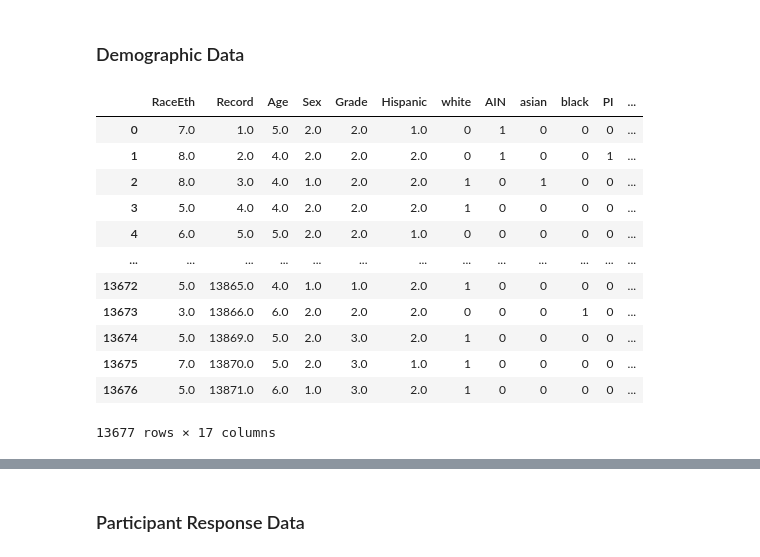
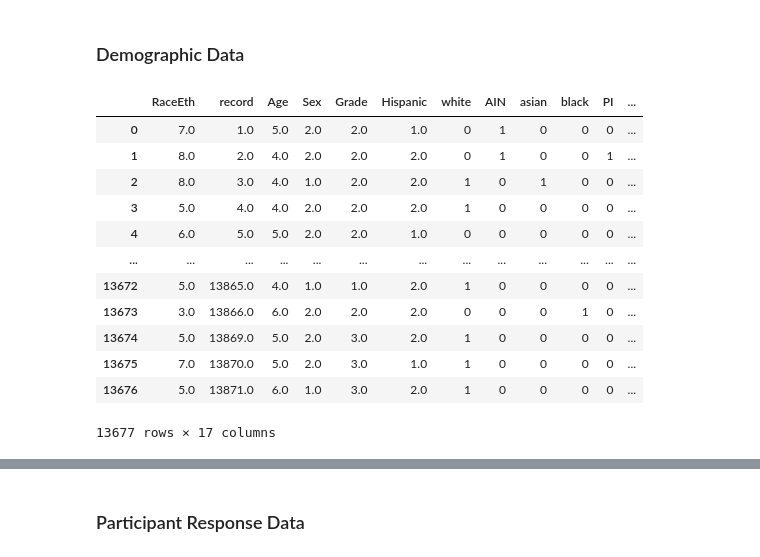
Before and after one commit to tylerah/capstone-project, a Jupyter notebook: Data_to_Database_Code.ipynb, the cells around one changed output, grey strips where cells are left out. Drawn from its saved outputs; the diff is of its cells as text; code cells hidden in the pictures.

Commit message:
adding in code to join the tables

```diff
--- a/Data_to_Database_Code.ipynb
+++ b/Data_to_Database_Code.ipynb
@@ -15,20 +15,21 @@ from sqlalchemy import create_engine
 # %%
 # Retrieving data from S3 bucket and reading it into a dataframe
 s3_client = boto3.client(
     "s3",
     aws_access_key_id=ACCESS_ID,
     aws_secret_access_key= ACCESS_KEY)
 
 response = s3_client.get_object(Bucket='group2-yrbs-data', Key='demographics.csv')
 
 status = response.get("ResponseMetadata", {}).get("HTTPStatusCode")
 
 demographics_df = pd.read_csv(response.get("Body"))
 
 demographics_df = demographics_df.drop(columns="Unnamed: 0")
+demographics_df = demographics_df.rename(columns={"Record":"record"})
 demographics_df
 # %% [output]
-|  | RaceEth | Record | Age | Sex | Grade | Hispanic | white | AIN | asian | black | PI | ... |
+|  | RaceEth | record | Age | Sex | Grade | Hispanic | white | AIN | asian | black | PI | ... |
 | 0 | 7.0 | 1.0 | 5.0 | 2.0 | 2.0 | 1.0 | 0 | 1 | 0 | 0 | 0 | ... |
 | 1 | 8.0 | 2.0 | 4.0 | 2.0 | 2.0 | 2.0 | 0 | 1 | 0 | 0 | 1 | ... |
 | 2 | 8.0 | 3.0 | 4.0 | 1.0 | 2.0 | 2.0 | 1 | 0 | 1 | 0 | 0 | ... |
```
Also changed, not shown: parts of 3 cells of this notebook, 1 other file.
